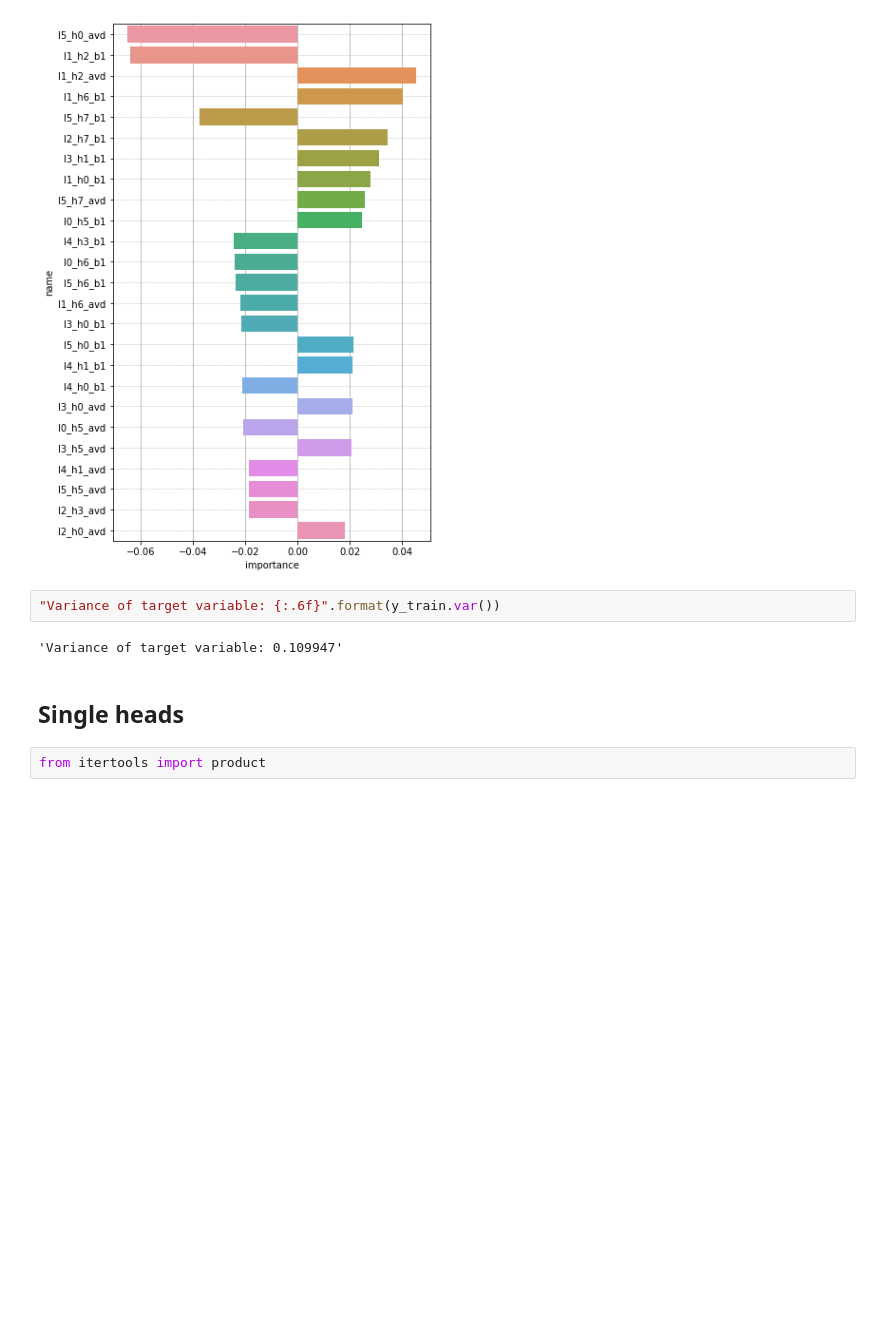
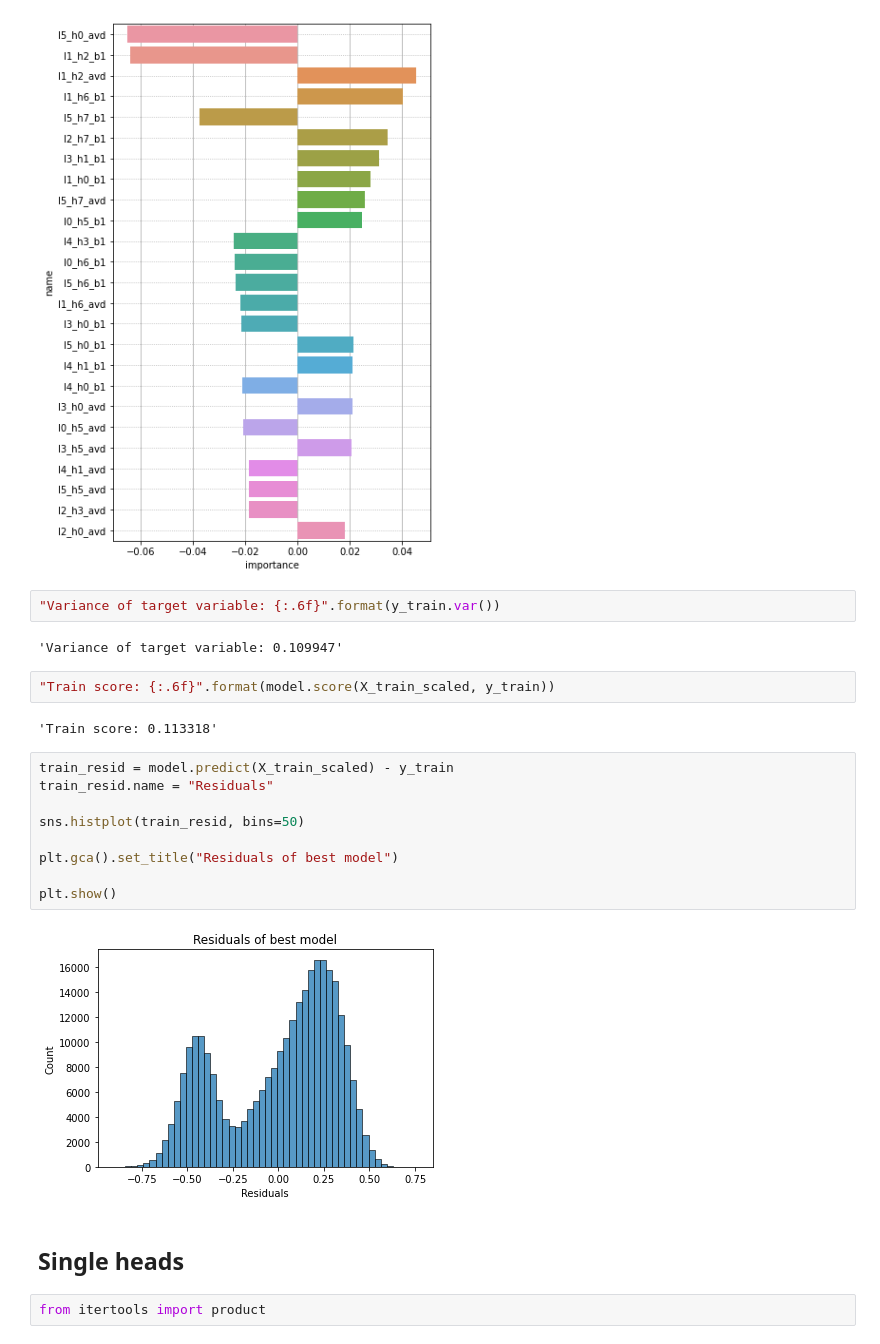
Before and after one commit to no-brainer/tda-mt-mirror, a Jupyter notebook: analysis/tatoeba_bleu_prediction.ipynb, the cells around one changed output. Saved outputs shown, nothing was run; the diff lists cells and outputs as text; blank space fills up the shorter version.

Commit message:
upd: distribution plot for residuals

```diff
--- a/analysis/tatoeba_bleu_prediction.ipynb
+++ b/analysis/tatoeba_bleu_prediction.ipynb
@@ -378,6 +378,21 @@ plt.show()
 "Variance of target variable: {:.6f}".format(y_train.var())
 # %% [output]
 'Variance of target variable: 0.109947'
+# %%
+"Train score: {:.6f}".format(model.score(X_train_scaled, y_train))
+# %% [output]
+'Train score: 0.113318'
+# %%
+train_resid = model.predict(X_train_scaled) - y_train
+train_resid.name = "Residuals"
+
+sns.histplot(train_resid, bins=50)
+
+plt.gca().set_title("Residuals of best model")
+
+plt.show()
+# %% [output]
+[figure, added]
 # %% [markdown]
 ## Single heads
 # %%
```
